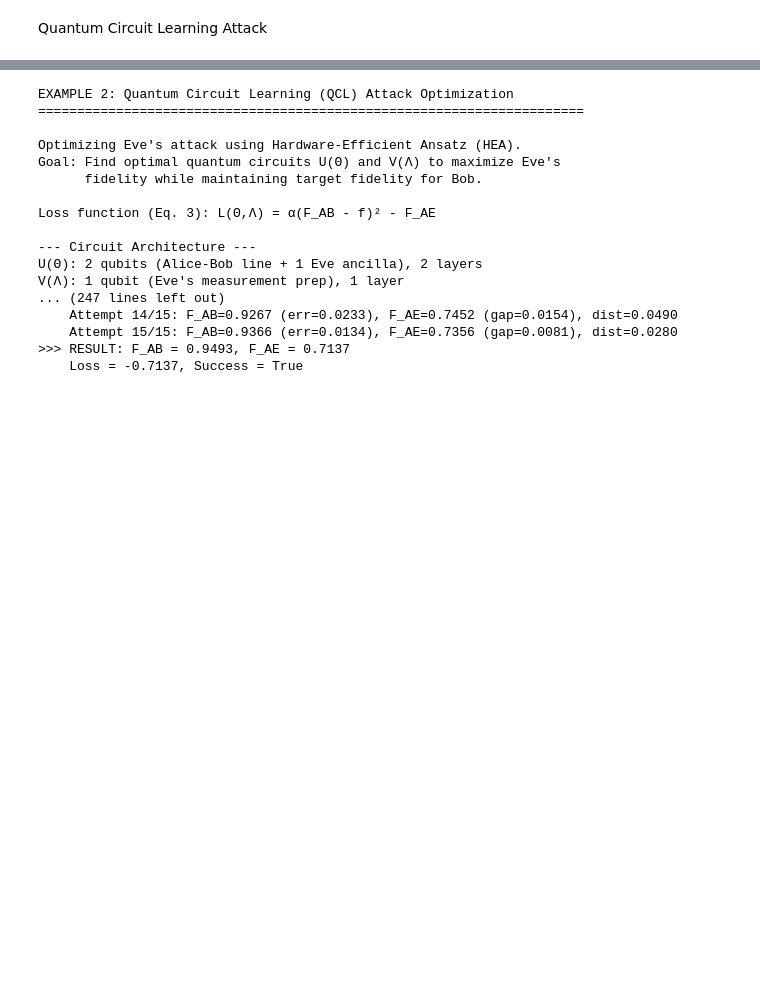
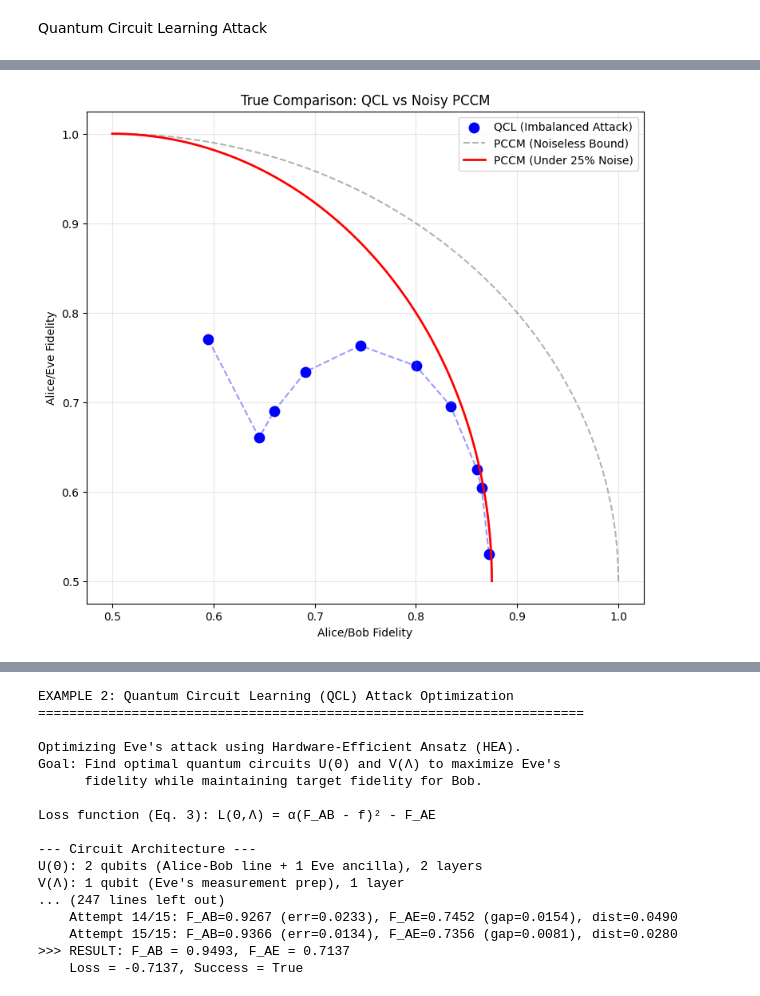
Before and after one commit to EvanD4/FIRE298-QML-Boycott-Superbowl, a Jupyter notebook: QKD with QCL.ipynb, the cells around one changed output, grey strips where cells are left out. Drawn from its saved outputs; the diff is of its cells as text; code cells hidden in the pictures; blank space fills up the shorter version.

Commit message:
fixed bugs and added plot showing qcl>pccm in noisy environments

```diff
--- a/QKD with QCL.ipynb
+++ b/QKD with QCL.ipynb
@@ -604,0 +759,48 @@ def plot_pccm_vs_qcl(qcl_results: List[Dict]):
+# %%
+import matplotlib.pyplot as plt
+import numpy as np
+
+# 1. Sort the data so the lines don't look like spaghetti
+# We sort by the X-axis value (Alice/Bob Fidelity)
+r_z.sort(key=lambda x: x[0])
+r_x.sort(key=lambda x: x[0])
+r_avg.sort(key=lambda x: x[0])
+plt.figure(figsize=(9, 8))
+
+# 1. Plot QCL Result (Your AI)
+a_x, a_y = zip(*r_avg)
+plt.plot(a_x, a_y, color='blue', linestyle='--', alpha=0.4)
+plt.scatter(a_x, a_y, color='blue', marker='o', s=80, label='QCL (Imbalanced Attack)')
+
+# 2. Plot NOISELESS PCCM (The impossible ceiling)
+theta = np.linspace(0, np.pi, 100)
+pccm_x_clean = (1 + np.cos(theta/2))/2
+pccm_y_clean = (1 + np.sin(theta/2))/2
+plt.plot(pccm_x_clean, pccm_y_clean, 'k--', alpha=0.3, label='PCCM (Noiseless Bound)')
+
+# 3. Plot NOISY PCCM (The real competition)
+# We simulate the exact same noise on the standard theoretical attack
+p = 0.25 # Noise probability
+
+# PCCM math with noise:
+# Z-basis is damaged: F_z_new = F_z * (1-p) + (1-F_z) * p
+# X-basis is safe:    F_x_new = F_x
+f_ab_z = pccm_x_clean * (1-p) + (1-pccm_x_clean) * p
+f_ab_x = pccm_x_clean # Unaffected
+
+f_ab_noisy = (f_ab_z + f_ab_x) / 2 # Average Bob Fidelity
+
+# Eve is usually assumed to be effectively noiseless in this comparison if she acts after noise
+# But strictly, if noise is "in the channel", she might see it too.
+# The paper suggests QCL beats PCCM *strategies* in this environment.
+# We plot the resulting curve:
+plt.plot(f_ab_noisy, pccm_y_clean, 'r-', linewidth=2, label='PCCM (Under 25% Noise)')
+
+plt.xlabel("Alice/Bob Fidelity")
+plt.ylabel("Alice/Eve Fidelity")
+plt.title("True Comparison: QCL vs Noisy PCCM")
+plt.legend()
+plt.grid(True, alpha=0.3)
+plt.show()
+# %% [output]
+[figure, added]
```
Also changed, not shown: parts of 5 cells of this notebook.
